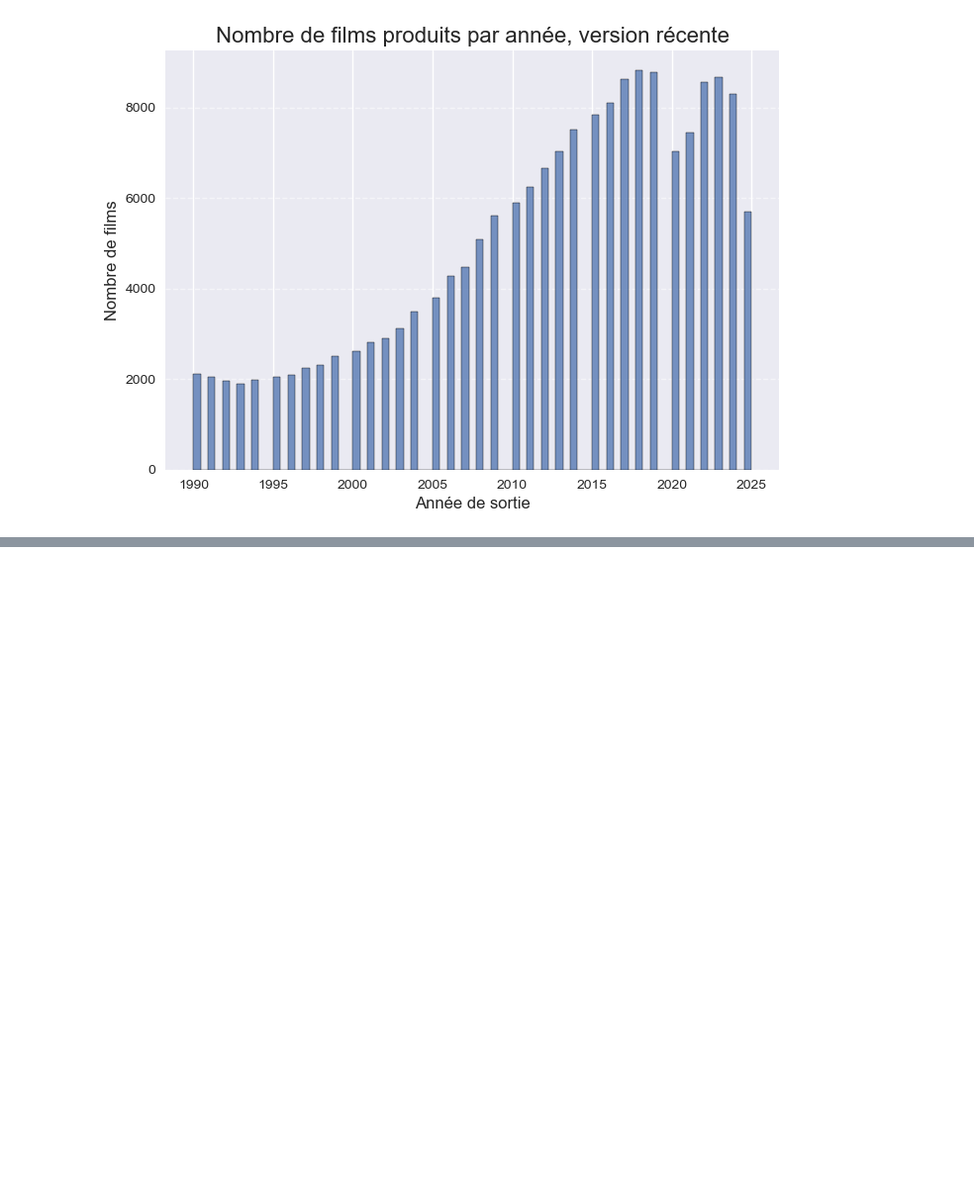
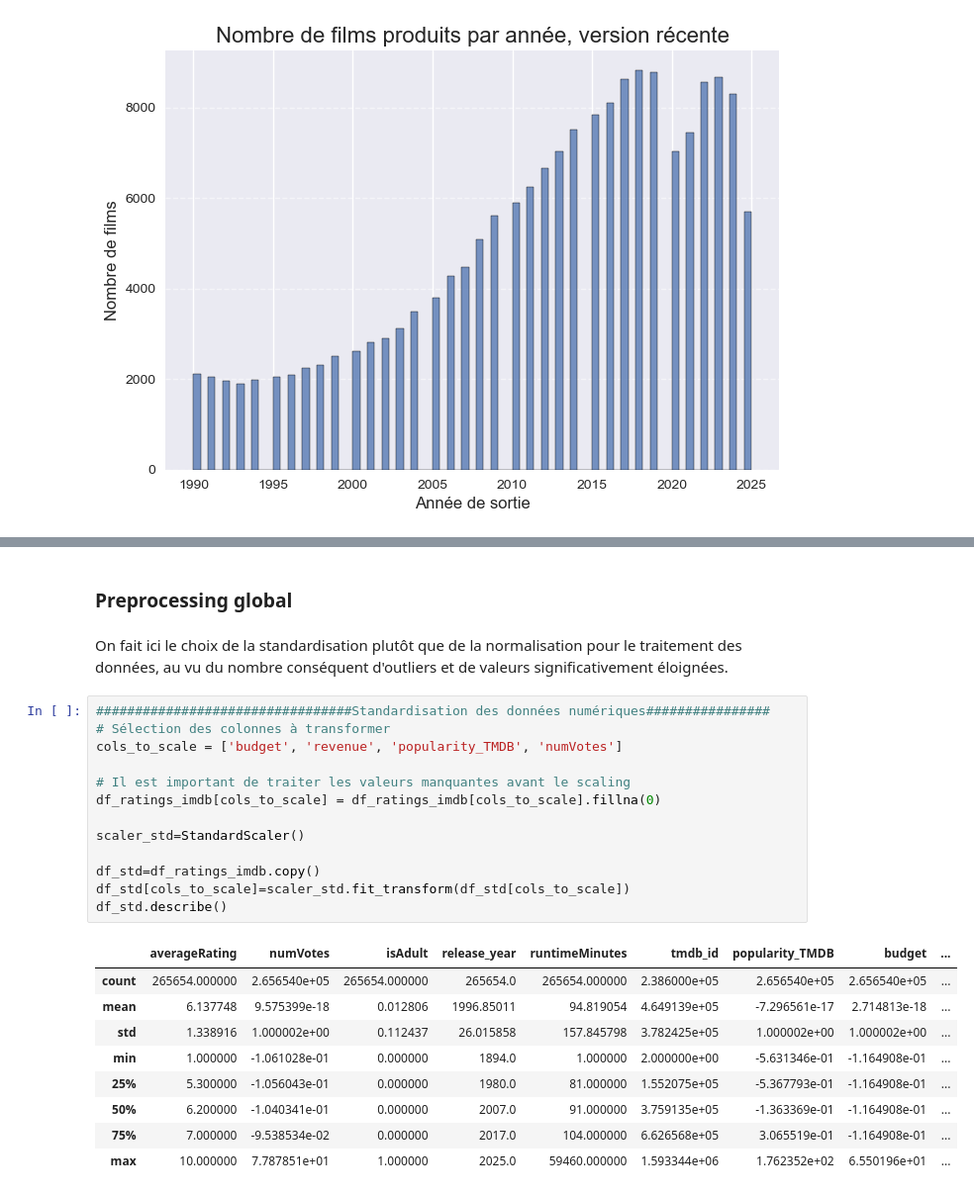
Before and after one commit to enzo-joly/projet_python_films, a Jupyter notebook: Data analysis/analysis_IMDB_ratings.ipynb, the cells around one changed output, grey strips where cells are left out. Shown at 99% size. Saved outputs shown, nothing was run; the diff lists cells and outputs as text; blank space fills up the shorter version.

```diff
--- a/Data analysis/analysis_IMDB_ratings.ipynb
+++ b/Data analysis/analysis_IMDB_ratings.ipynb
@@ -366,0 +417,27 @@ plt.show()
+# %% [markdown]
+### Preprocessing global
+# %% [markdown]
+On fait ici le choix de la standardisation plutôt que de la normalisation pour le traitement des données, au vu du nombre conséquent d'outliers et de valeurs significativement éloignées.
+# %%
+#################################Standardisation des données numériques################
+# Sélection des colonnes à transformer
+cols_to_scale = ['budget', 'revenue', 'popularity_TMDB', 'numVotes']
+
+# Il est important de traiter les valeurs manquantes avant le scaling
+df_ratings_imdb[cols_to_scale] = df_ratings_imdb[cols_to_scale].fillna(0)
+
+scaler_std=StandardScaler()
+
+df_std=df_ratings_imdb.copy()
+df_std[cols_to_scale]=scaler_std.fit_transform(df_std[cols_to_scale])
+df_std.describe()
+# %% [output]
+|  | averageRating | numVotes | isAdult | release_year | runtimeMinutes | tmdb_id | popularity_TMDB | budget | ... |
+| count | 265654.000000 | 2.656540e+05 | 265654.000000 | 265654.0 | 265654.000000 | 2.386000e+05 | 2.656540e+05 | 2.656540e+05 | ... |
+| mean | 6.137748 | 9.575399e-18 | 0.012806 | 1996.85011 | 94.819054 | 4.649139e+05 | -7.296561e-17 | 2.714813e-18 | ... |
+| std | 1.338916 | 1.000002e+00 | 0.112437 | 26.015858 | 157.845798 | 3.782425e+05 | 1.000002e+00 | 1.000002e+00 | ... |
+| min | 1.000000 | -1.061028e-01 | 0.000000 | 1894.0 | 1.000000 | 2.000000e+00 | -5.631346e-01 | -1.164908e-01 | ... |
+| 25% | 5.300000 | -1.056043e-01 | 0.000000 | 1980.0 | 81.000000 | 1.552075e+05 | -5.367793e-01 | -1.164908e-01 | ... |
+| 50% | 6.200000 | -1.040341e-01 | 0.000000 | 2007.0 | 91.000000 | 3.759135e+05 | -1.363369e-01 | -1.164908e-01 | ... |
+| 75% | 7.000000 | -9.538534e-02 | 0.000000 | 2017.0 | 104.000000 | 6.626568e+05 | 3.065519e-01 | -1.164908e-01 | ... |
+| max | 10.000000 | 7.787851e+01 | 1.000000 | 2025.0 | 59460.000000 | 1.593344e+06 | 1.762352e+02 | 6.550196e+01 | ... |
```
Also changed, not shown: parts of 14 cells of this notebook.
